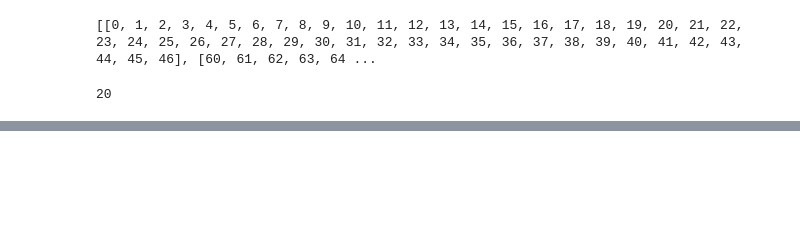
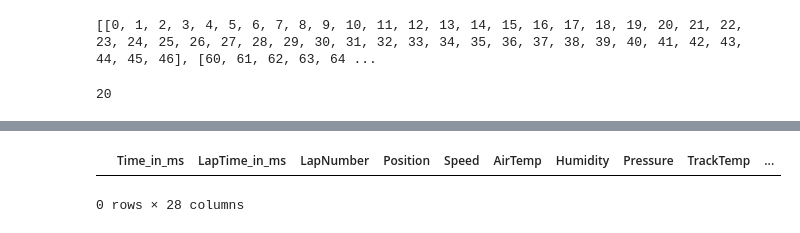
Before and after one commit to adsp-polito/2024-P3-F1LLM, a Jupyter notebook: anomaly_detection/modelAD_evaluation.ipynb, the cells around one changed output, grey strips where cells are left out. Drawn from its saved outputs; the diff is of its cells as text; code cells hidden in the pictures; blank space fills up the shorter version.

```diff
--- a/anomaly_detection/modelAD_evaluation.ipynb
+++ b/anomaly_detection/modelAD_evaluation.ipynb
@@ -174 +237,6 @@ Anomaly detected from timestep 6811, with len 37
 Total anomalies detected: 3
+# %%
+pandassato[25923:27080]
+# %% [output]
+|  | Time_in_ms | LapTime_in_ms | LapNumber | Position | Speed | AirTemp | Humidity | Pressure | TrackTemp | ... |
+0 rows × 28 columns
```
Also changed, not shown: parts of 7 cells of this notebook.
